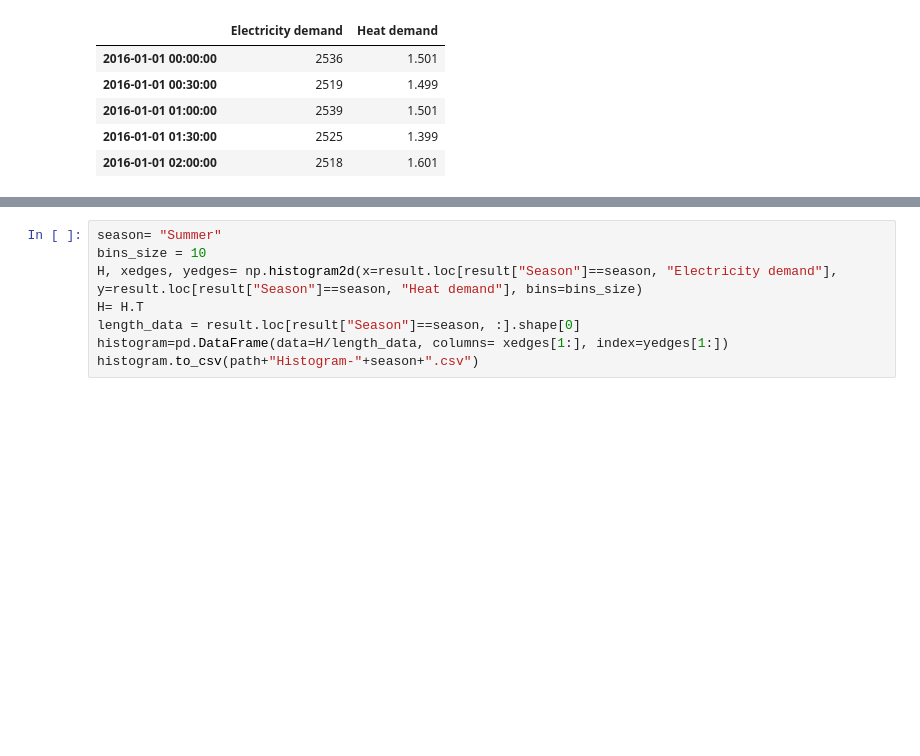
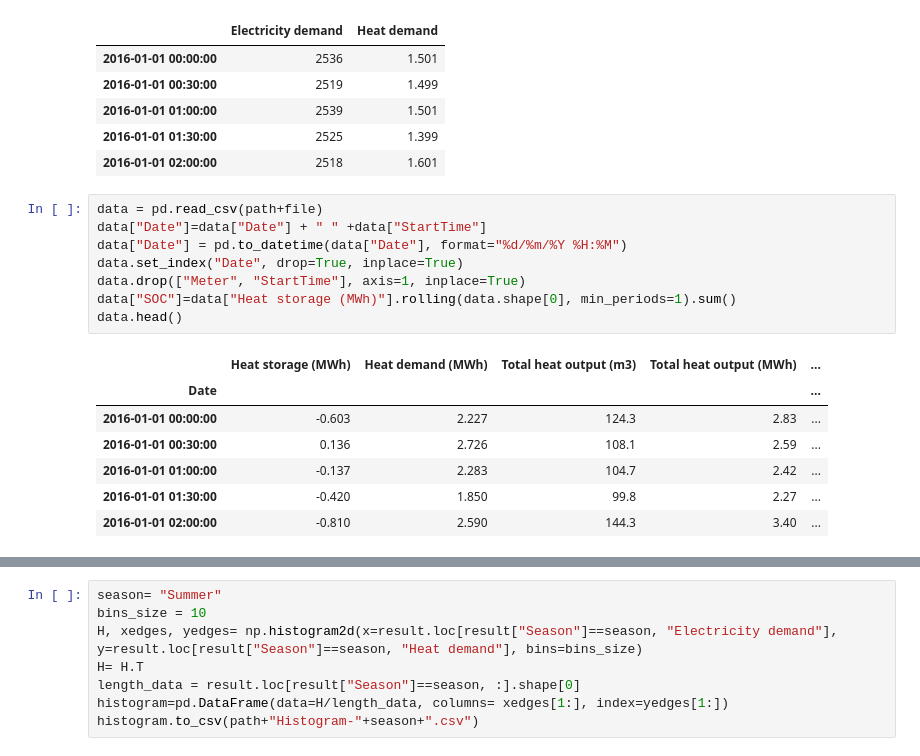
Before and after one commit to AlexandreLab/02---Warwick, a Jupyter notebook: Overall system analysis.ipynb, the cells around one changed output, grey strips where cells are left out. Cells and saved outputs as stored; diff of their text form; blank space fills up the shorter version.

```diff
--- a/Overall system analysis.ipynb
+++ b/Overall system analysis.ipynb
@@ -44,3 +62,19 @@ Heat demand.csv has 0 missing data
 | 2016-01-01 01:00:00 | 2539 | 1.501 |
 | 2016-01-01 01:30:00 | 2525 | 1.399 |
 | 2016-01-01 02:00:00 | 2518 | 1.601 |
+# %%
+data = pd.read_csv(path+file)
+data["Date"]=data["Date"] + " " +data["StartTime"]
+data["Date"] = pd.to_datetime(data["Date"], format="%d/%m/%Y %H:%M")
+data.set_index("Date", drop=True, inplace=True)
+data.drop(["Meter", "StartTime"], axis=1, inplace=True)
+data["SOC"]=data["Heat storage (MWh)"].rolling(data.shape[0], min_periods=1).sum()
+data.head()
+# %% [output]
+|  | Heat storage (MWh) | Heat demand (MWh) | Total heat output (m3) | Total heat output (MWh) | ... |
+| Date |  |  |  |  | ... |
+| 2016-01-01 00:00:00 | -0.603 | 2.227 | 124.3 | 2.83 | ... |
+| 2016-01-01 00:30:00 | 0.136 | 2.726 | 108.1 | 2.59 | ... |
+| 2016-01-01 01:00:00 | -0.137 | 2.283 | 104.7 | 2.42 | ... |
+| 2016-01-01 01:30:00 | -0.420 | 1.850 | 99.8 | 2.27 | ... |
+| 2016-01-01 02:00:00 | -0.810 | 2.590 | 144.3 | 3.40 | ... |
```
Also changed, not shown: parts of 17 cells of this notebook, 2 other files.
